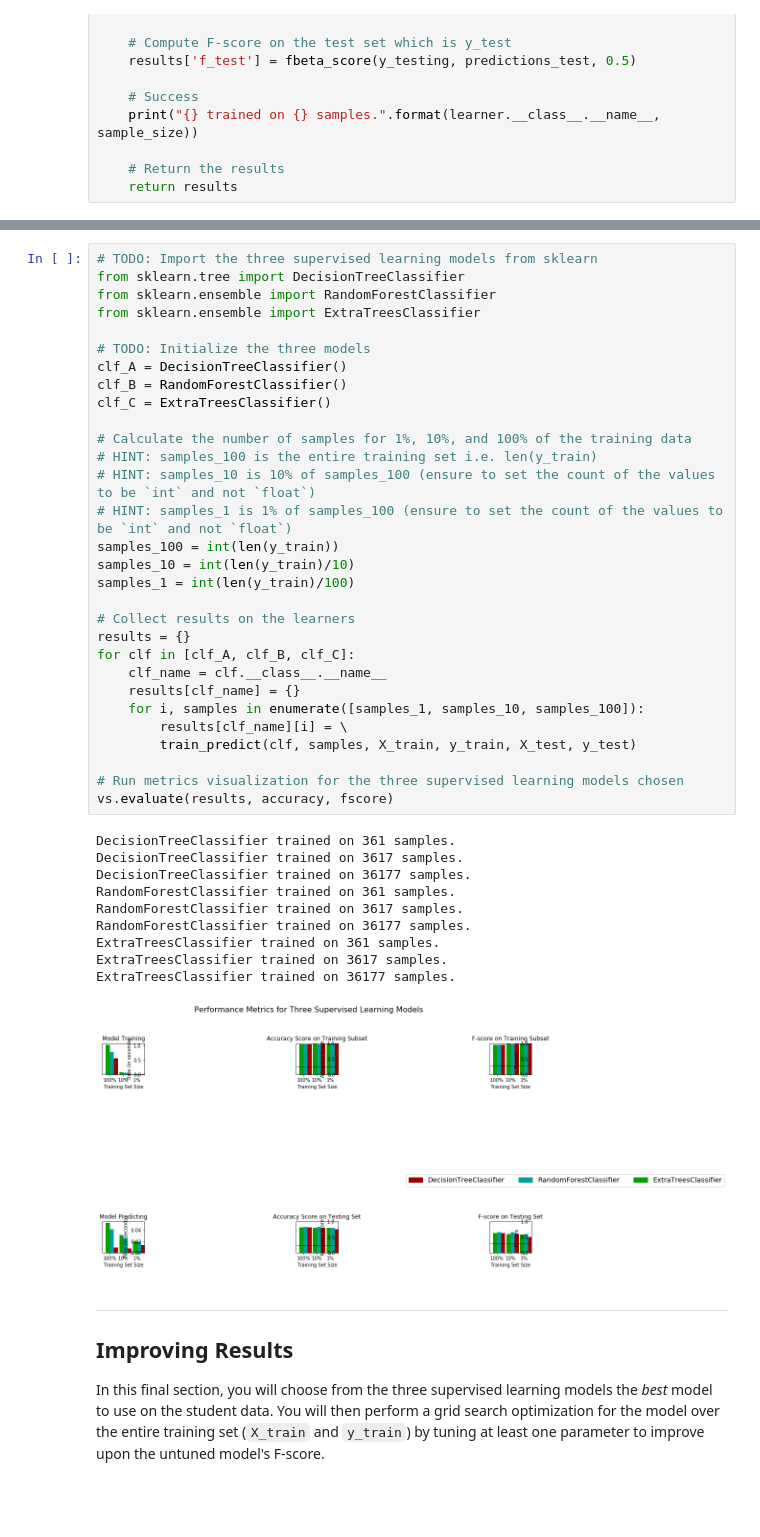
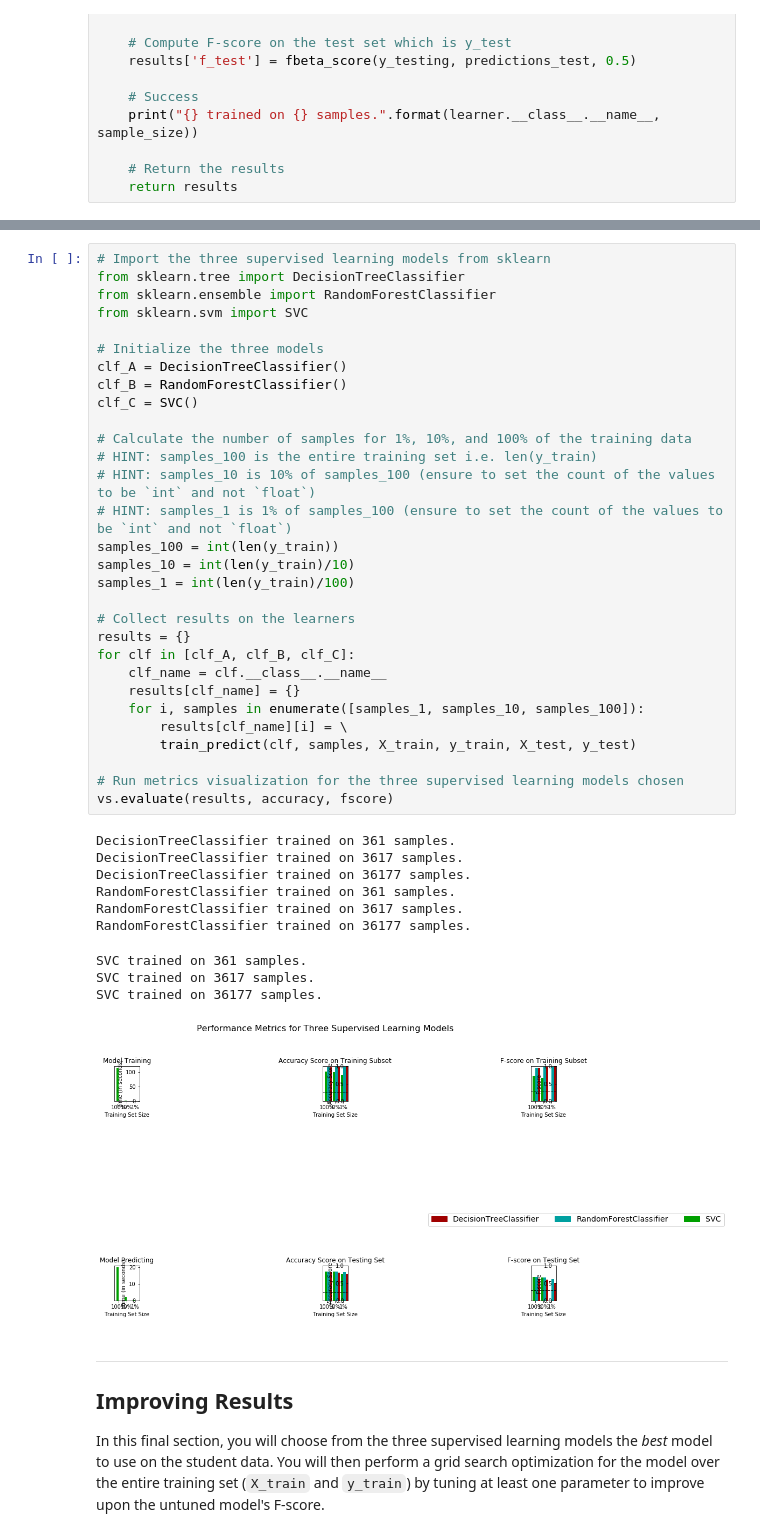
Before and after one commit to egcavalcanti/machine-learning, a Jupyter notebook: projects/finding_donors/finding_donors.ipynb, the cells around one changed output, grey strips where cells are left out. Cells and saved outputs as stored; diff of their text form; blank space fills up the shorter version.

```diff
--- a/projects/finding_donors/finding_donors.ipynb
+++ b/projects/finding_donors/finding_donors.ipynb
@@ -411,44 +445,44 @@ In the code cell, you will need to implement the following:
 # %%
-# TODO: Import the three supervised learning models from sklearn
+# Import the three supervised learning models from sklearn
 from sklearn.tree import DecisionTreeClassifier
 from sklearn.ensemble import RandomForestClassifier
-from sklearn.ensemble import ExtraTreesClassifier
+from sklearn.svm import SVC
 
-# TODO: Initialize the three models
+# Initialize the three models
 clf_A = DecisionTreeClassifier()
 clf_B = RandomForestClassifier()
-clf_C = ExtraTreesClassifier()
+clf_C = SVC()
 
 # Calculate the number of samples for 1%, 10%, and 100% of the training data
 # HINT: samples_100 is the entire training set i.e. len(y_train)
 # HINT: samples_10 is 10% of samples_100 (ensure to set the count of the values to be `int` and not `float`)
 # HINT: samples_1 is 1% of samples_100 (ensure to set the count of the values to be `int` and not `float`)
 samples_100 = int(len(y_train))
 samples_10 = int(len(y_train)/10)
 samples_1 = int(len(y_train)/100)
 
 # Collect results on the learners
 results = {}
 for clf in [clf_A, clf_B, clf_C]:
     clf_name = clf.__class__.__name__
     results[clf_name] = {}
     for i, samples in enumerate([samples_1, samples_10, samples_100]):
         results[clf_name][i] = \
         train_predict(clf, samples, X_train, y_train, X_test, y_test)
 
 # Run metrics visualization for the three supervised learning models chosen
 vs.evaluate(results, accuracy, fscore)
 # %% [output]
 DecisionTreeClassifier trained on 361 samples.
 DecisionTreeClassifier trained on 3617 samples.
 DecisionTreeClassifier trained on 36177 samples.
 RandomForestClassifier trained on 361 samples.
 RandomForestClassifier trained on 3617 samples.
 RandomForestClassifier trained on 36177 samples.
-ExtraTreesClassifier trained on 361 samples.
-ExtraTreesClassifier trained on 3617 samples.
-ExtraTreesClassifier trained on 36177 samples.
+SVC trained on 361 samples.
+SVC trained on 3617 samples.
+SVC trained on 36177 samples.
-[figure, old version]
+[figure, new version]
 # %% [markdown]
 ----
 ## Improving Results
```
Also changed, not shown: parts of 12 cells of this notebook, 2 other files.
